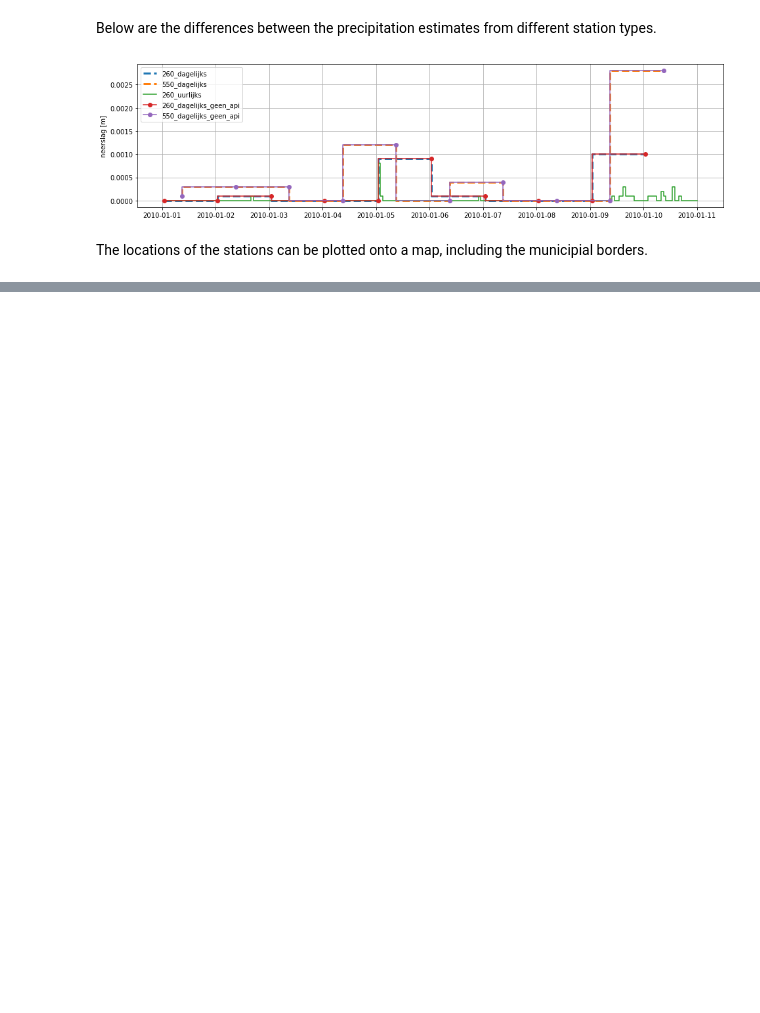
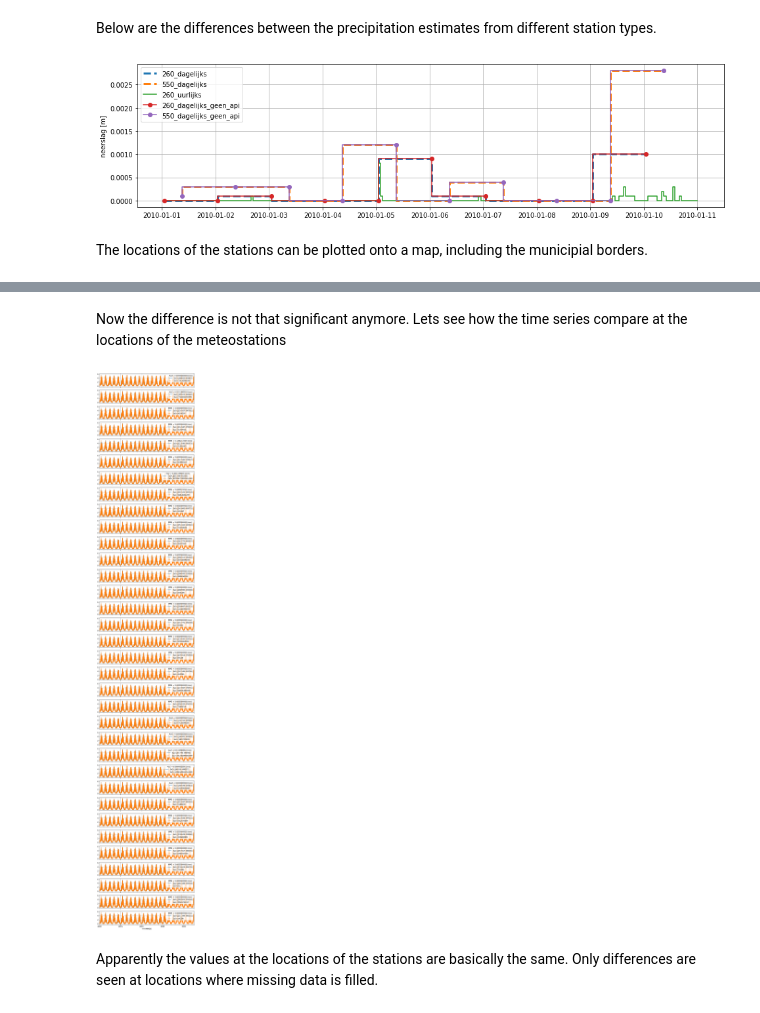
Before and after one commit to ArtesiaWater/hydropandas, a Jupyter notebook: examples/02_knmi_observations.ipynb, the cells around one changed output, grey strips where cells are left out. Saved outputs shown, nothing was run; the diff lists cells and outputs as text; code cells hidden in the pictures; blank space fills up the shorter version.

```diff
--- a/examples/02_knmi_observations.ipynb
+++ b/examples/02_knmi_observations.ipynb
@@ -330,0 +543,4 @@ ax.legend();
+# %%
+%%time
+et5 = hpd.ObsCollection.from_knmi(stns, meteo_vars=['EV24'], method='interpolation', start='2000')
+et5
@@ -330,0 +567,4 @@ ax.legend();
+# %%
+%%time
+et6 = hpd.ObsCollection.from_knmi(stns, meteo_vars=['EV24'], method='nearest', start='2000')
+et6
@@ -330,0 +591,15 @@ ax.legend();
+# %% [markdown]
+Now the difference is not that significant anymore. Lets see how the time series compare at the locations of the meteostations
+# %%
+fix, ax = plt.subplots(len(stns.index), figsize=(10,60), sharex=True, sharey=True)
+for i, (sidx, iidx, sidx) in enumerate(zip(stns.index, et5.index, et6.index)):
+    ii = et5.loc[iidx, 'obs'].squeeze() * 1000
+    ii.plot(ax=ax[i])
+    si = et6.loc[sidx, 'obs']['EV24'].squeeze() * 1000
+    si.plot(ax=ax[i], linestyle='--')
+    ax[i].grid()
+    ax[i].legend([iidx, sidx], title=f"MAE = {(si - ii).abs().mean():0.10f} [mm]")
+# %% [output]
+[figure, added]
+# %% [markdown]
+Apparently the values at the locations of the stations are basically the same. Only differences are seen at locations where missing data is filled.
```
Also changed, not shown: parts of 39 cells of this notebook, 1 other file.
